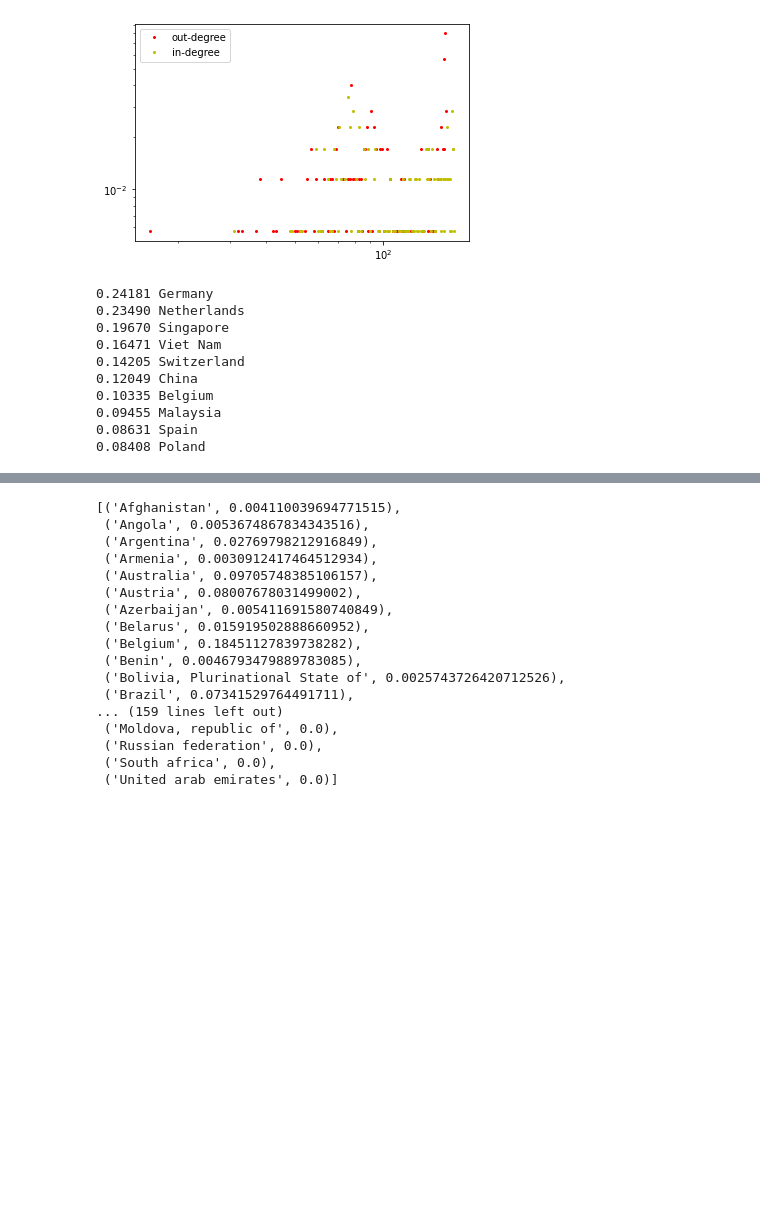
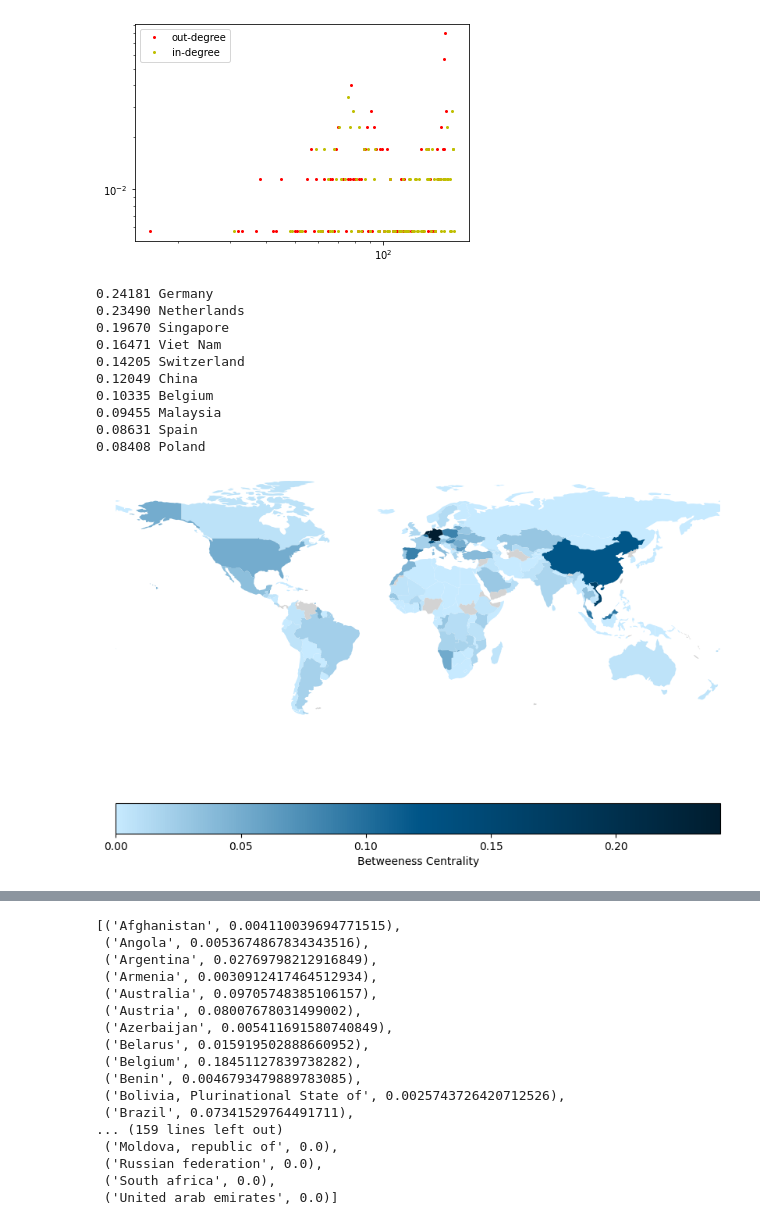
Before and after one commit to matic-fri/ina-project, a Jupyter notebook: ina.ipynb, the cells around one changed output, grey strips where cells are left out. Saved outputs shown, nothing was run; the diff lists cells and outputs as text; code cells hidden in the pictures; blank space fills up the shorter version.

```diff
--- a/ina.ipynb
+++ b/ina.ipynb
@@ -51,16 +67,18 @@ methods.show_deg_distr(G)
 betw, clos, in_deg, out_deg = methods.weighted_centr_measures(G)
 # %%
 util.print_dict(betw)
+visual.geoplot_numbers(betw, 'Betweeness Centrality')
 # %% [output]
 0.24181 Germany
 0.23490 Netherlands
 0.19670 Singapore
 0.16471 Viet Nam
 0.14205 Switzerland
 0.12049 China
 0.10335 Belgium
 0.09455 Malaysia
 0.08631 Spain
 0.08408 Poland
+[figure, added]
 # %%
 util.print_dict(clos)
```
Also changed, not shown: parts of 6 cells of this notebook.
